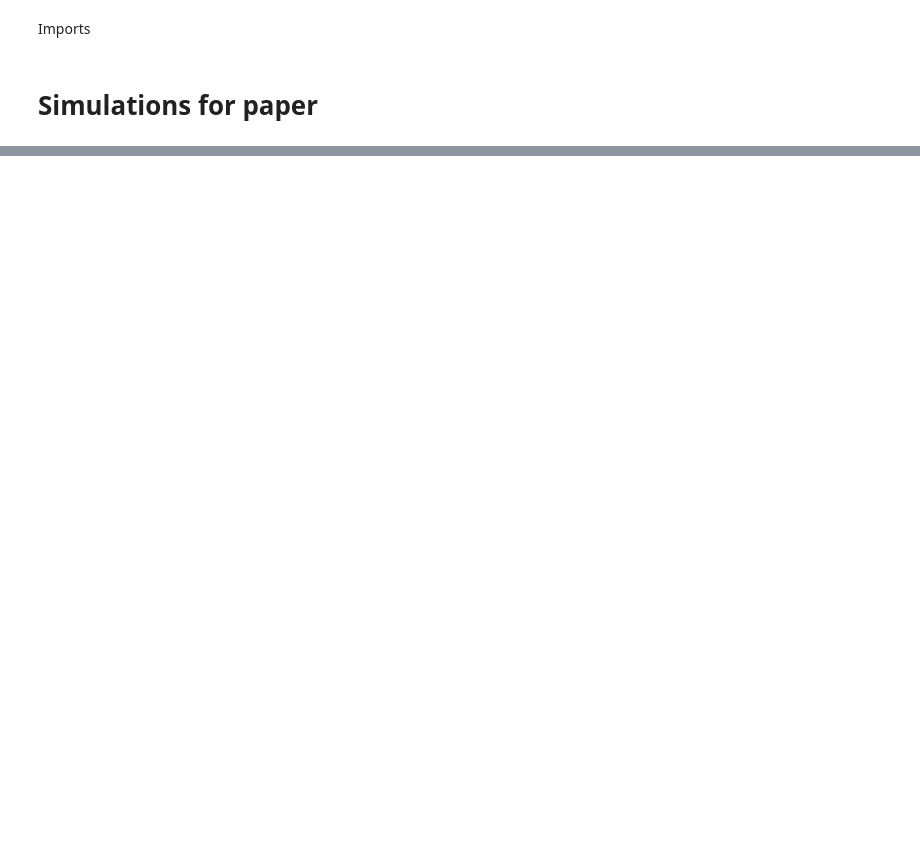
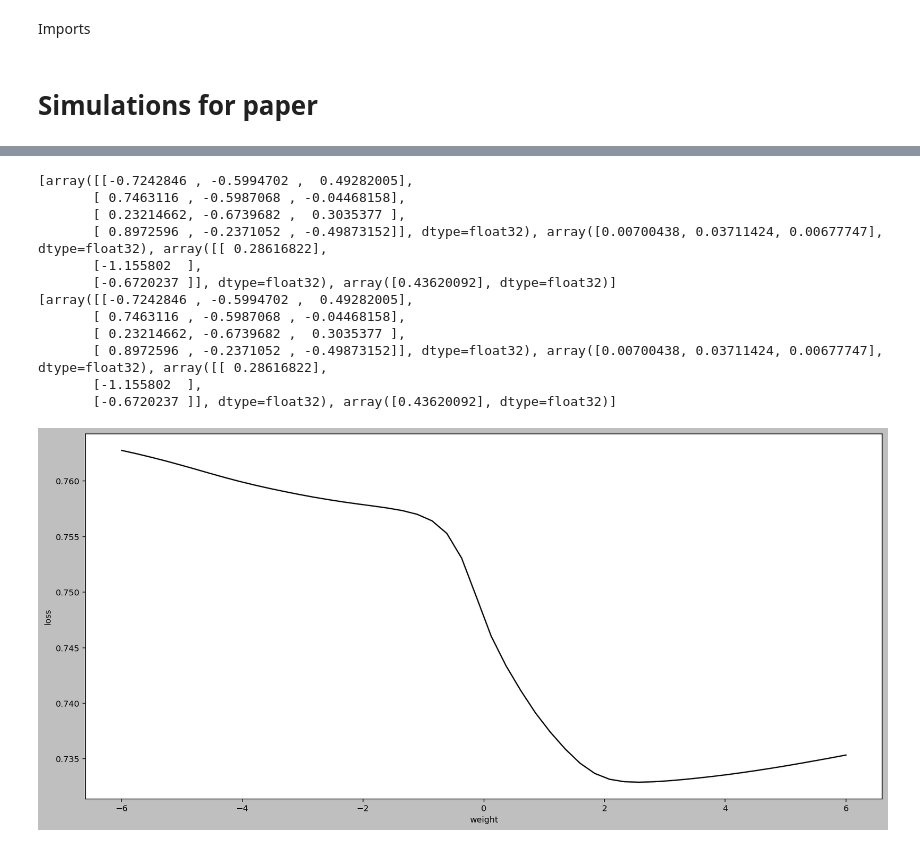
Before and after one commit to hippocampus-team/DNNT-TensorFlow, a Jupyter notebook: DNNT_paper.ipynb, the cells around one changed output, grey strips where cells are left out. Drawn from its saved outputs; the diff is of its cells as text; code cells hidden in the pictures; blank space fills up the shorter version.

```diff
--- a/DNNT_paper.ipynb
+++ b/DNNT_paper.ipynb
@@ -215,0 +230,26 @@ print(m1.get_weights())
+# %%
+print(m1.get_weights())
+
+added = (0, 3, 1)
+# checkers = [(0, 2, 2), (0, 1, 0), (1, 0), (2, 2)]
+checkers = [(0, 2, 2), (1, 0)]
+
+fig_single = plt.figure()
+ax_single = fig_single.add_subplot()
+plot_weight_2d(m1, ax_single, added)
+
+print(m1.get_weights())
+# %% [output]
+[array([[-0.7242846 , -0.5994702 ,  0.49282005],
+       [ 0.7463116 , -0.5987068 , -0.04468158],
+       [ 0.23214662, -0.6739682 ,  0.3035377 ],
+       [ 0.8972596 , -0.2371052 , -0.49873152]], dtype=float32), array([0.00700438, 0.03711424, 0.00677747], dtype=float32), array([[ 0.28616822],
+       [-1.155802  ],
+       [-0.6720237 ]], dtype=float32), array([0.43620092], dtype=float32)]
+[array([[-0.7242846 , -0.5994702 ,  0.49282005],
+       [ 0.7463116 , -0.5987068 , -0.04468158],
+       [ 0.23214662, -0.6739682 ,  0.3035377 ],
+       [ 0.8972596 , -0.2371052 , -0.49873152]], dtype=float32), array([0.00700438, 0.03711424, 0.00677747], dtype=float32), array([[ 0.28616822],
+       [-1.155802  ],
+       [-0.6720237 ]], dtype=float32), array([0.43620092], dtype=float32)]
+[figure, added]
```
Also changed, not shown: parts of 7 cells of this notebook.
